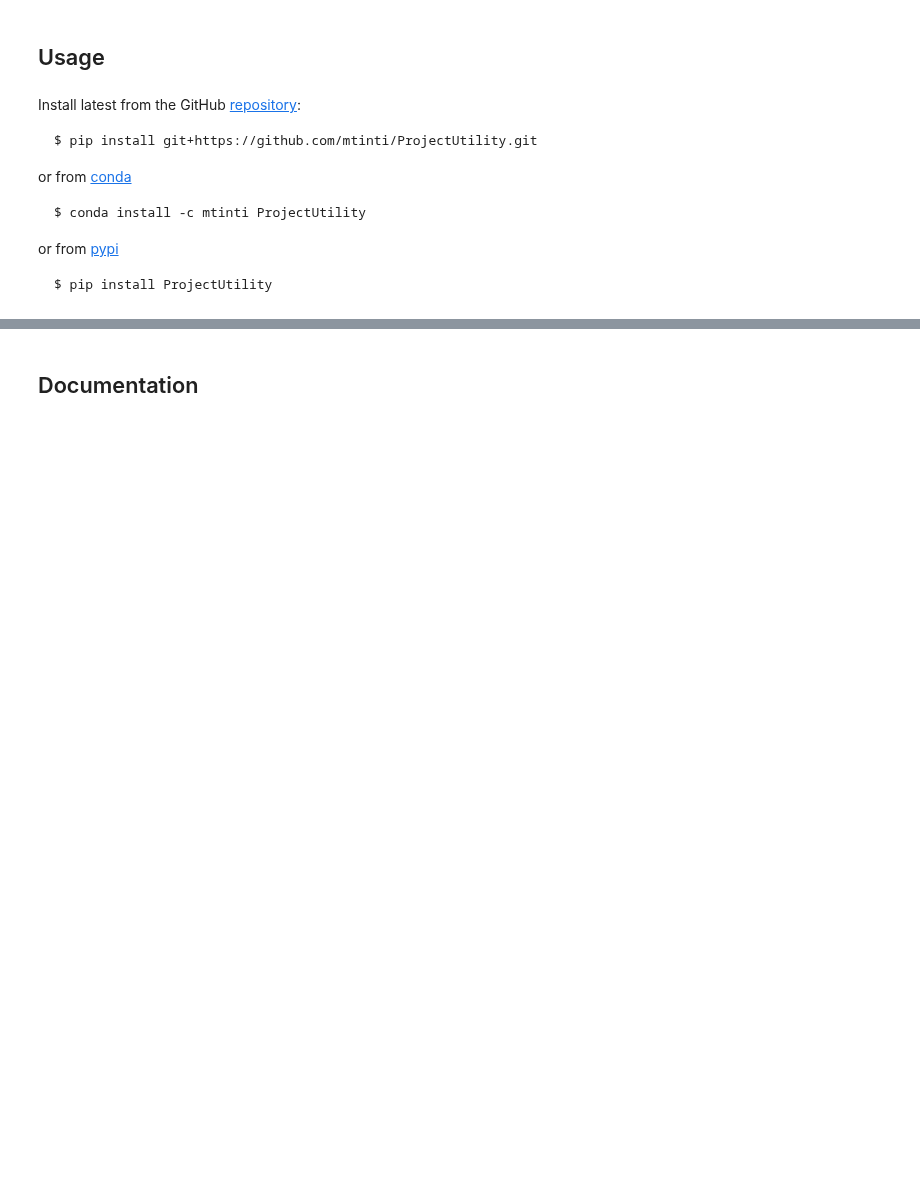
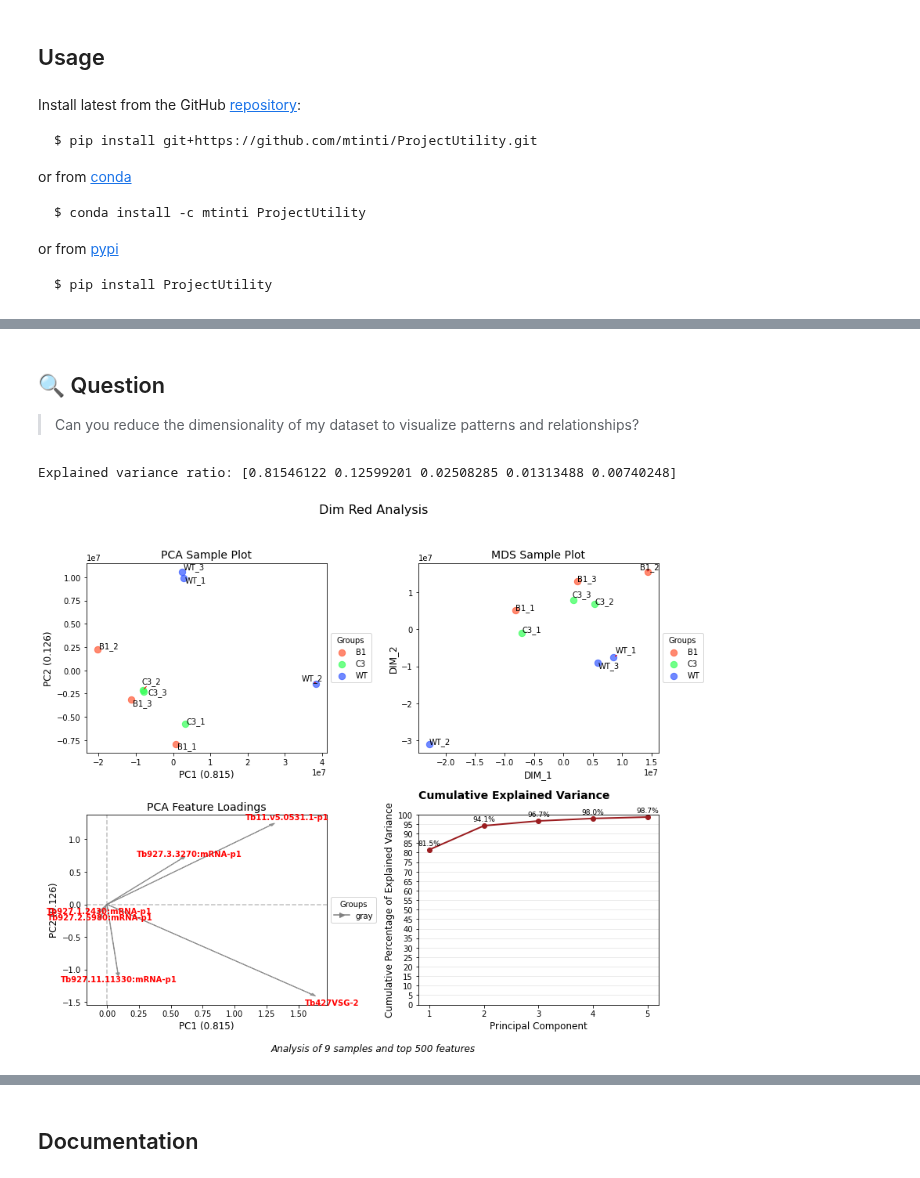
Before and after one commit to mtinti/ProjectUtility, a Jupyter notebook: nbs/index.ipynb, the cells around one changed output, grey strips where cells are left out. Saved outputs shown, nothing was run; the diff lists cells and outputs as text; code cells hidden in the pictures; blank space fills up the shorter version.

```diff
--- a/nbs/index.ipynb
+++ b/nbs/index.ipynb
@@ -65,0 +65,28 @@ $ pip install ProjectUtility
+# %% [markdown]
+## 🔍 Question
+> Can you reduce the dimensionality of my dataset to visualize patterns and relationships?
+# %%
+from ProjectUtility import dim_red_utility
+import matplotlib.pyplot as plt
+from ProjectUtility.core import convert_palette_to_hex, create_group_color_mapping
+
+
+sample_groups, color_dictionary = create_group_color_mapping(df.columns,
+                                                             group_size=3,
+                                                             return_color_to_group=True)
+
+color_dictionary = {'#FF5733': 'B1', '#33FF57': 'C3', '#3357FF': 'WT'}
+
+fig, axes, results_dict = dim_red_utility.create_dim_reduction_dashboard(
+    in_df=df.dropna(),
+    sample_palette=sample_groups,
+    feature_palette={},
+    top=500,
+    color_dictionary=color_dictionary,
+    title="Dim Red Analysis",
+    figsize=(12, 10)
+)
+plt.tight_layout(rect=[0, 0.03, 1, 0.95])
+# %% [output]
+Explained variance ratio: [0.81546122 0.12599201 0.02508285 0.01313488 0.00740248]
+[figure, added]
```
Also changed, not shown: parts of 13 cells of this notebook, 13 other files.
